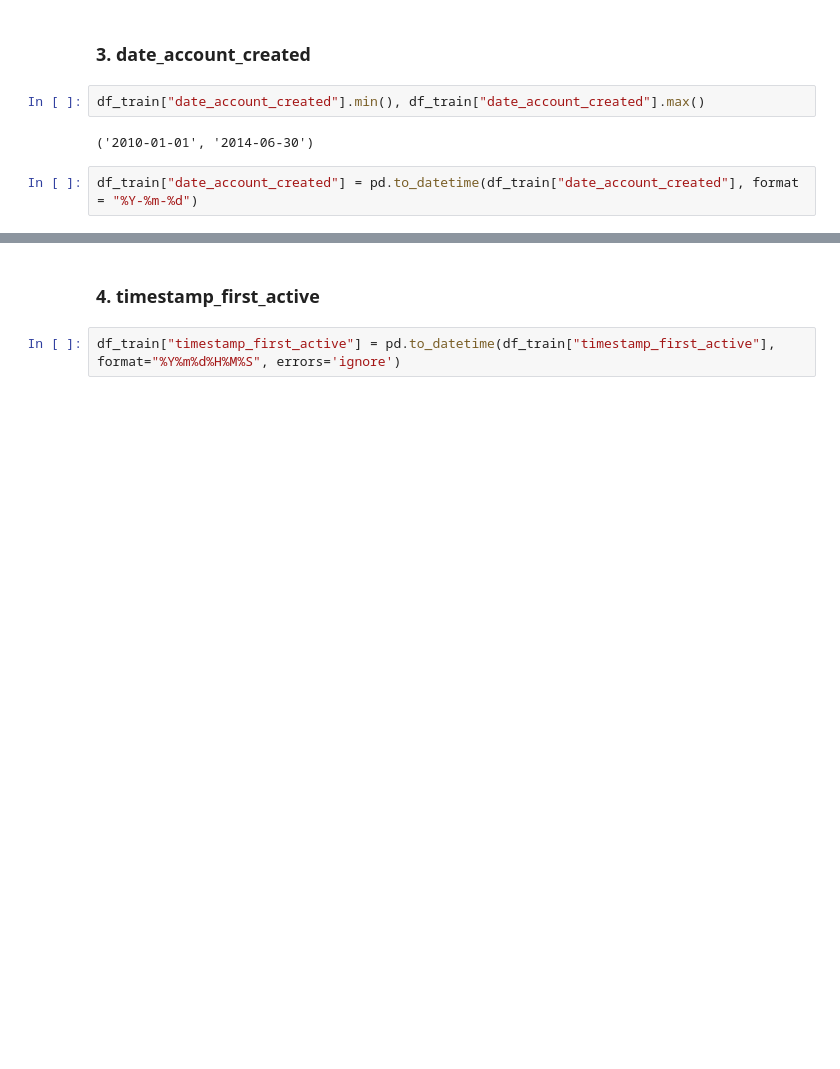
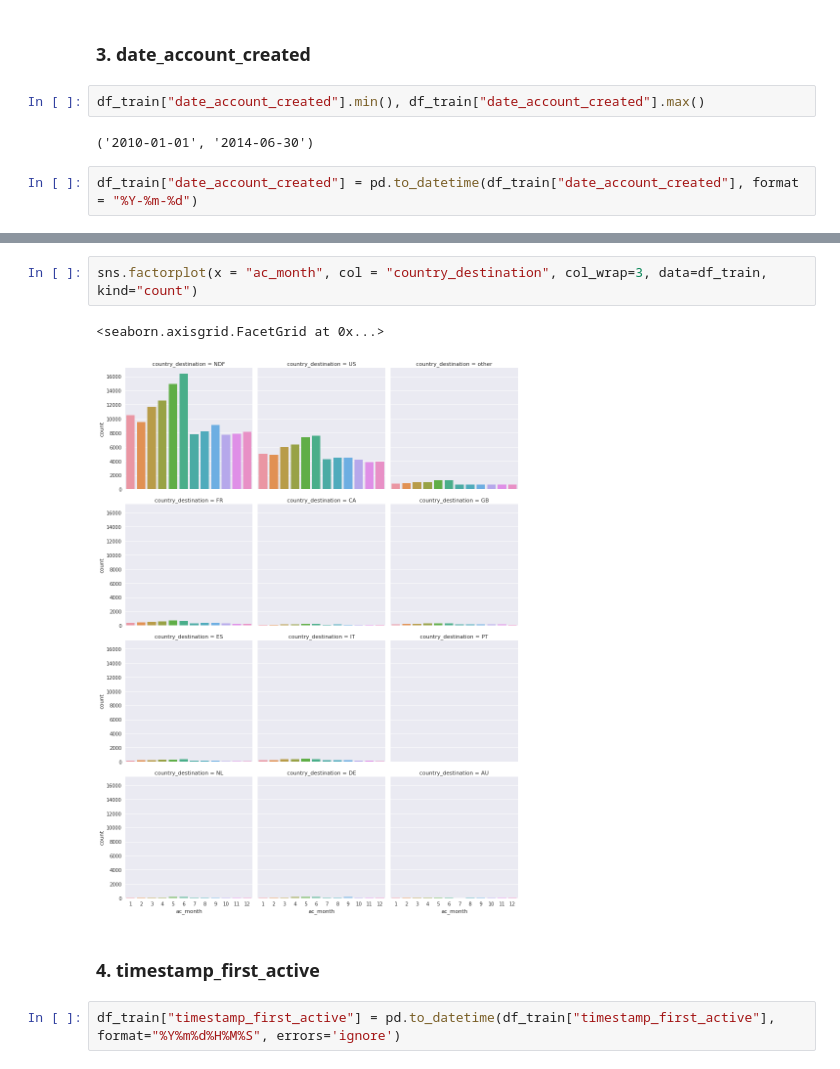
Before and after one commit to wjy5446/airbnb-new-booking, a Jupyter notebook: yoon/user_EDA.ipynb, the cells around one changed output, grey strips where cells are left out. Drawn from its saved outputs; the diff is of its cells as text; blank space fills up the shorter version.

```diff
--- a/yoon/user_EDA.ipynb
+++ b/yoon/user_EDA.ipynb
@@ -84,3 +105,8 @@ df_train["date_account_created"] = pd.to_datetime(df_train["date_account_created
+# %%
+sns.factorplot(x = "ac_month", col = "country_destination", col_wrap=3, data=df_train, kind="count")
+# %% [output]
+<seaborn.axisgrid.FacetGrid at 0x...>
+[figure, added]
 # %% [markdown]
 ### 4. timestamp_first_active
 # %%
```
Also changed, not shown: parts of 31 cells of this notebook.
